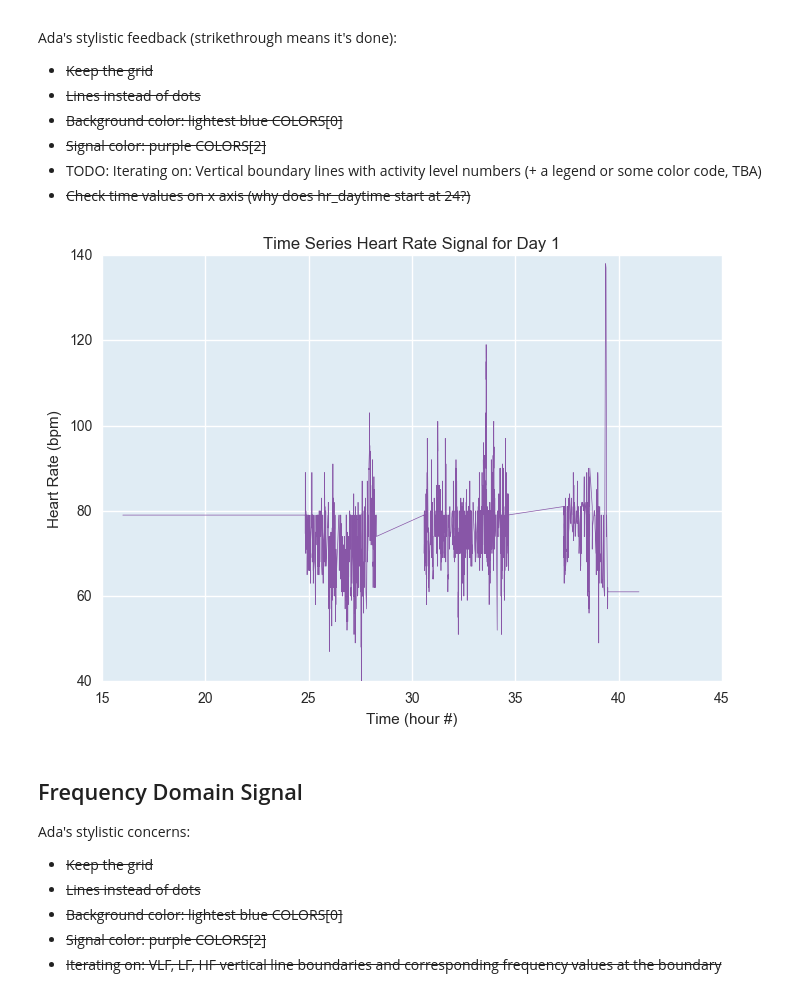
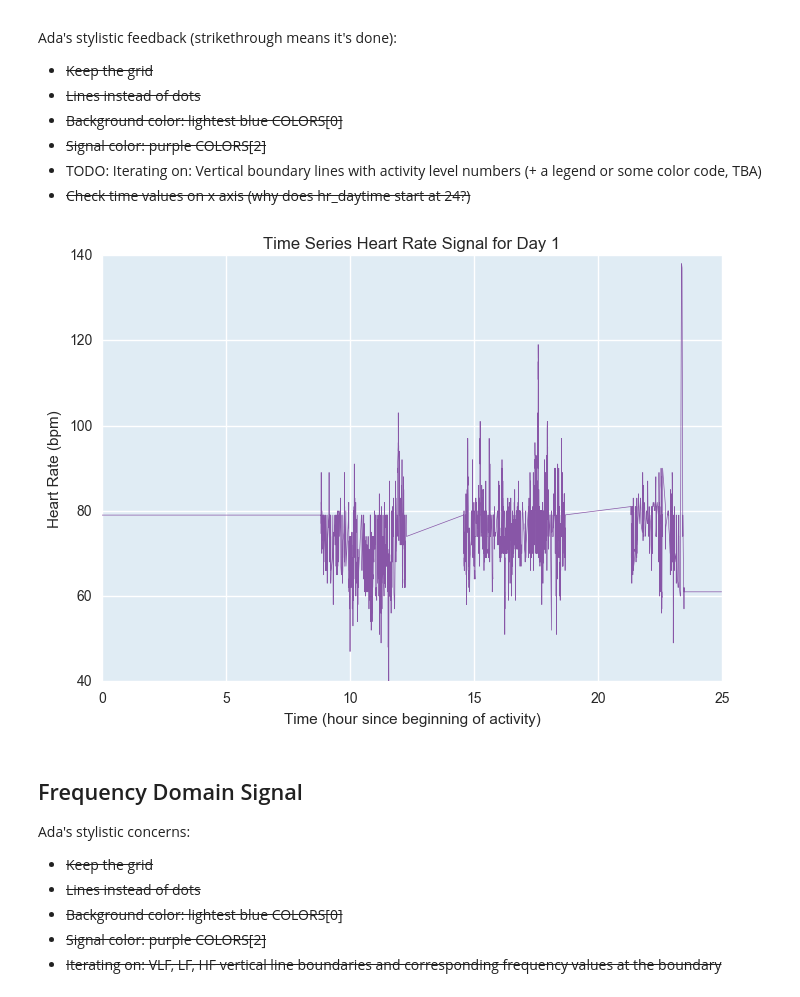
Before and after one commit to terrrychan/PHS-Project, a Jupyter notebook: Visualizations.ipynb, the cells around one changed output. Drawn from its saved outputs; the diff is of its cells as text; code cells hidden in the pictures.

Commit message:
first iteration of DFA visualizations; updating x axis on time series graph to be consistent with DFA x axis; $sec^2$ to render exponent

```diff
--- a/Visualizations.ipynb
+++ b/Visualizations.ipynb
@@ -67,21 +67,22 @@ Ada's stylistic feedback (strikethrough means it's done):
 - TODO: Iterating on: Vertical boundary lines with activity level numbers (+ a legend or some color code, TBA)
 - ~~Check time values on x axis (why does hr_daytime start at 24?)~~
 # %%
-plt.plot(data['hr_time_interp'],
+plt.plot(data['hr_time_interp'].subtract(16),
+         # the subtract(16) is because the data begins at hour 16 rather than hour 0
          data['hr_interp'],
          linestyle=LINESTYLE, alpha=LINEALPHA, color=LINECOLOR, linewidth=LINEWIDTH)
 
 axes = plt.gca()
 axes.set_axis_bgcolor(BGCOLOR)
 
-plt.xlabel('Time (hour #)')
+plt.xlabel('Time (hour since beginning of activity)')
 plt.ylabel('Heart Rate (bpm)')
 plt.title('Time Series Heart Rate Signal for Day 1')
 
 plt.savefig('day1_TimeSeriesHeartRateSignal.png', format='png')
 plt.show()
 # %% [output]
-[figure, old version]
+[figure, new version]
 # %% [markdown]
 ## Frequency Domain Signal
 
```
Also changed, not shown: parts of 7 cells of this notebook, 6 other files.
